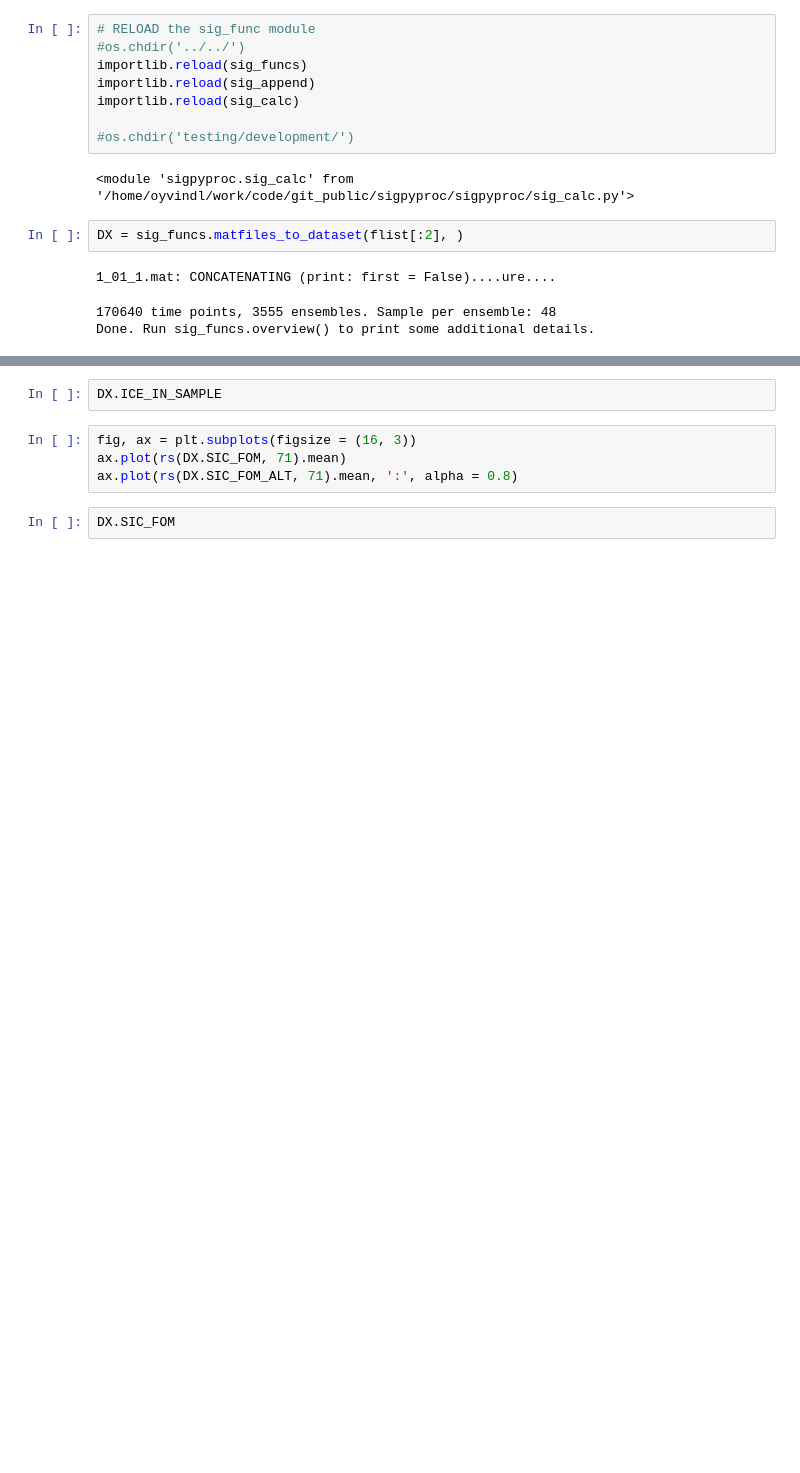
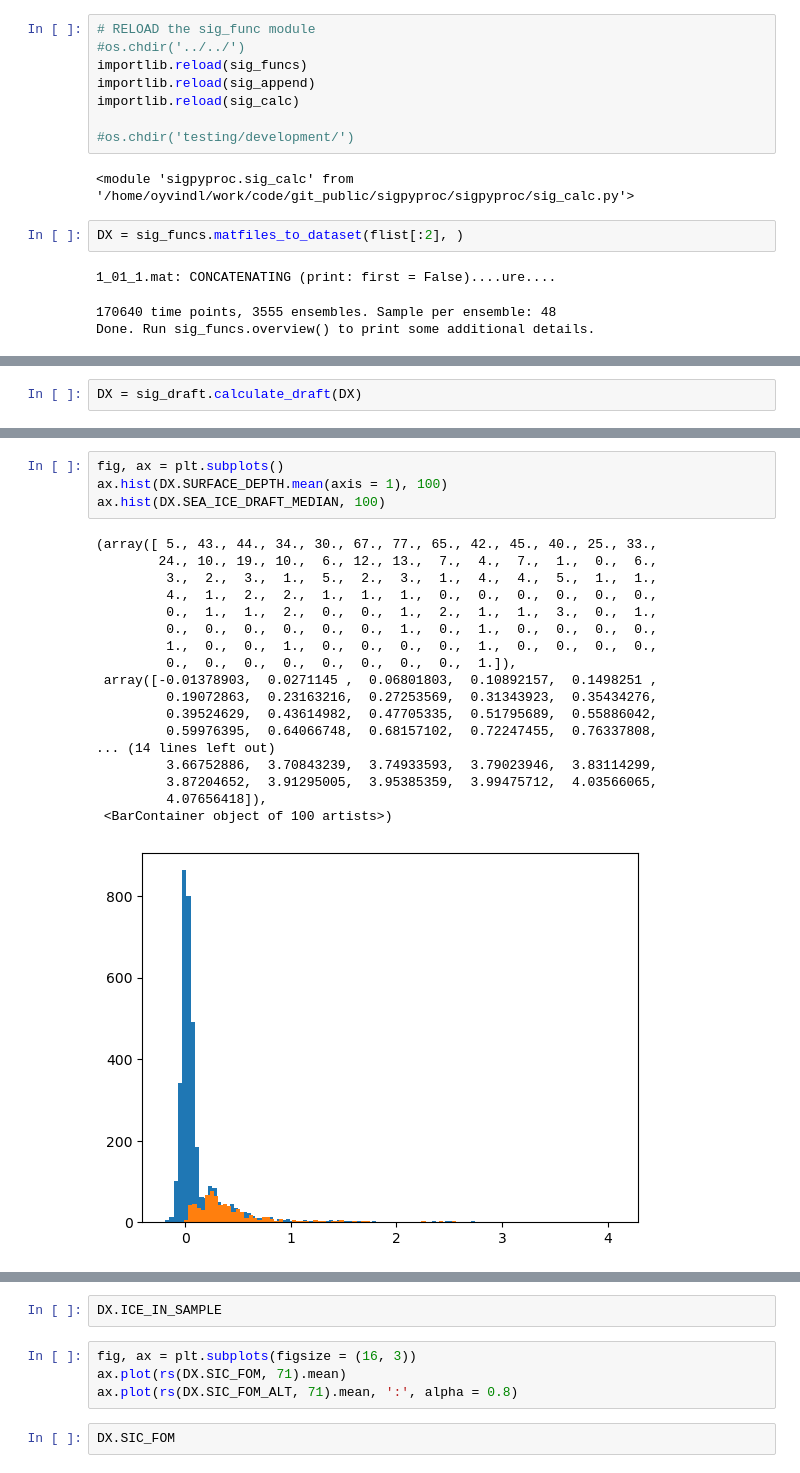
Before and after one commit to oyvfoss/pyiceproc, a Jupyter notebook: testing/development/Basic testing during development.ipynb, the cells around one changed output, grey strips where cells are left out. Saved outputs shown, nothing was run; the diff lists cells and outputs as text; blank space fills up the shorter version.

```diff
--- a/testing/development/Basic testing during development.ipynb
+++ b/testing/development/Basic testing during development.ipynb
@@ -114,0 +92,2 @@ ax.plot(DX.depth[:, 0])
+# %%
+DX = sig_draft.calculate_draft(DX)
@@ -114,0 +114,23 @@ ax.plot(DX.depth[:, 0])
+# %%
+fig, ax = plt.subplots()
+ax.hist(DX.SURFACE_DEPTH.mean(axis = 1), 100)
+ax.hist(DX.SEA_ICE_DRAFT_MEDIAN, 100)
+# %% [output]
+(array([ 5., 43., 44., 34., 30., 67., 77., 65., 42., 45., 40., 25., 33.,
+        24., 10., 19., 10.,  6., 12., 13.,  7.,  4.,  7.,  1.,  0.,  6.,
+         3.,  2.,  3.,  1.,  5.,  2.,  3.,  1.,  4.,  4.,  5.,  1.,  1.,
+         4.,  1.,  2.,  2.,  1.,  1.,  1.,  0.,  0.,  0.,  0.,  0.,  0.,
+         0.,  1.,  1.,  2.,  0.,  0.,  1.,  2.,  1.,  1.,  3.,  0.,  1.,
+         0.,  0.,  0.,  0.,  0.,  0.,  1.,  0.,  1.,  0.,  0.,  0.,  0.,
+         1.,  0.,  0.,  1.,  0.,  0.,  0.,  0.,  1.,  0.,  0.,  0.,  0.,
+         0.,  0.,  0.,  0.,  0.,  0.,  0.,  0.,  1.]),
+ array([-0.01378903,  0.0271145 ,  0.06801803,  0.10892157,  0.1498251 ,
+         0.19072863,  0.23163216,  0.27253569,  0.31343923,  0.35434276,
+         0.39524629,  0.43614982,  0.47705335,  0.51795689,  0.55886042,
+         0.59976395,  0.64066748,  0.68157102,  0.72247455,  0.76337808,
+... (14 lines left out)
+         3.66752886,  3.70843239,  3.74933593,  3.79023946,  3.83114299,
+         3.87204652,  3.91295005,  3.95385359,  3.99475712,  4.03566065,
+         4.07656418]),
+ <BarContainer object of 100 artists>)
+[figure, added]
```
Also changed, not shown: parts of 43 cells of this notebook, 7 other files.
